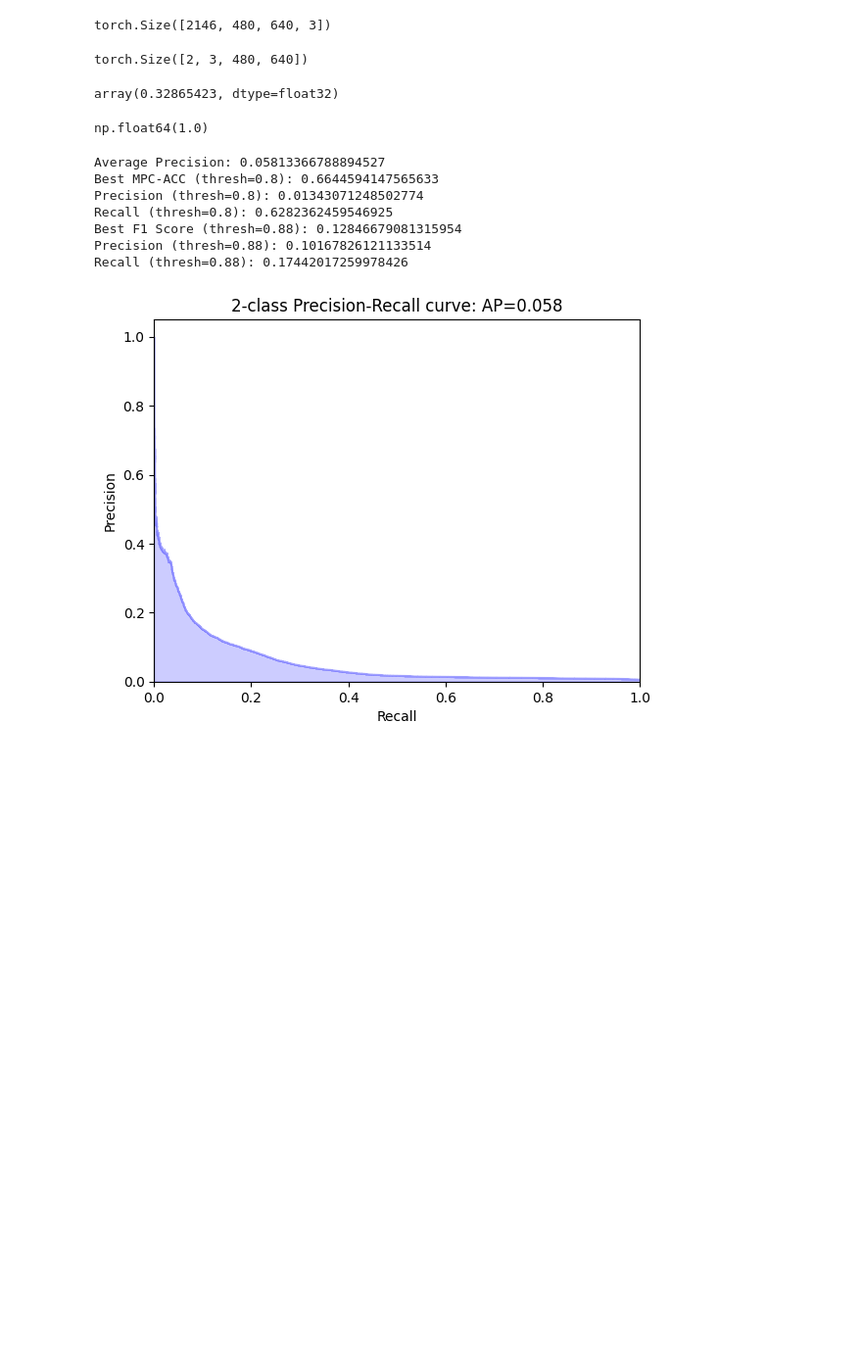
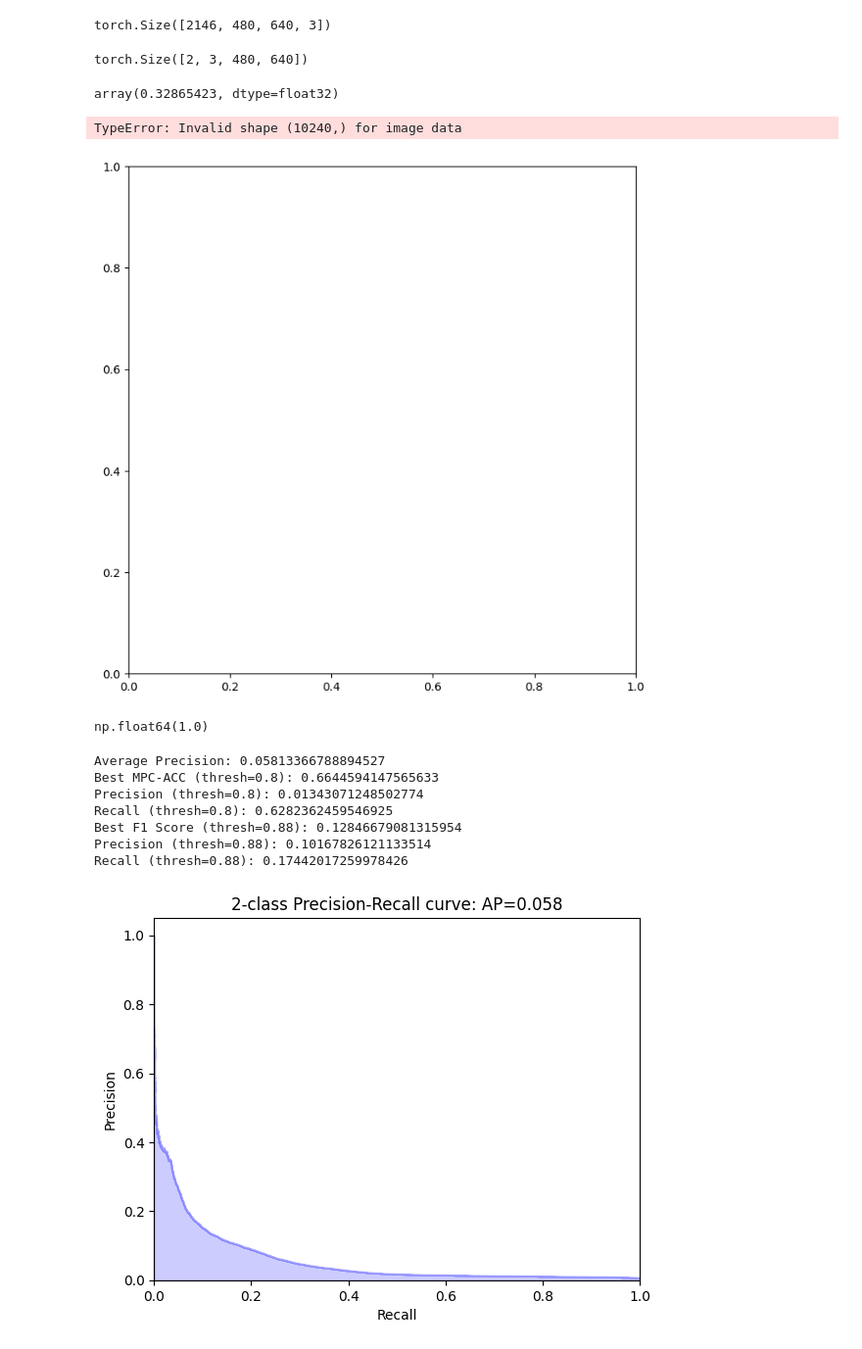
Before and after one commit to shubham-rateria/cs-5785-final-project, a Jupyter notebook: loop-closure.ipynb, the cells around one changed output. Shown at 98% size. Drawn from its saved outputs; the diff is of its cells as text; code cells hidden in the pictures; blank space fills up the shorter version.

```diff
--- a/loop-closure.ipynb
+++ b/loop-closure.ipynb
@@ -872,6 +877,11 @@ for i, j, similarity in results:
     similarities[i].append(similarity)
 # %%
 combined_similarities = np.load("./lpips-lower-triangle-matrix.npy")
+# %%
+plot_ground_truth_matrix(combined_similarities[combined_similarities<0.1])
+# %% [output]
+TypeError: Invalid shape (10240,) for image data
+[figure, added]
 # %%
 np.max(1-combined_similarities)
 # %% [output]
```
Also changed, not shown: parts of 33 cells of this notebook, 10 other files.
